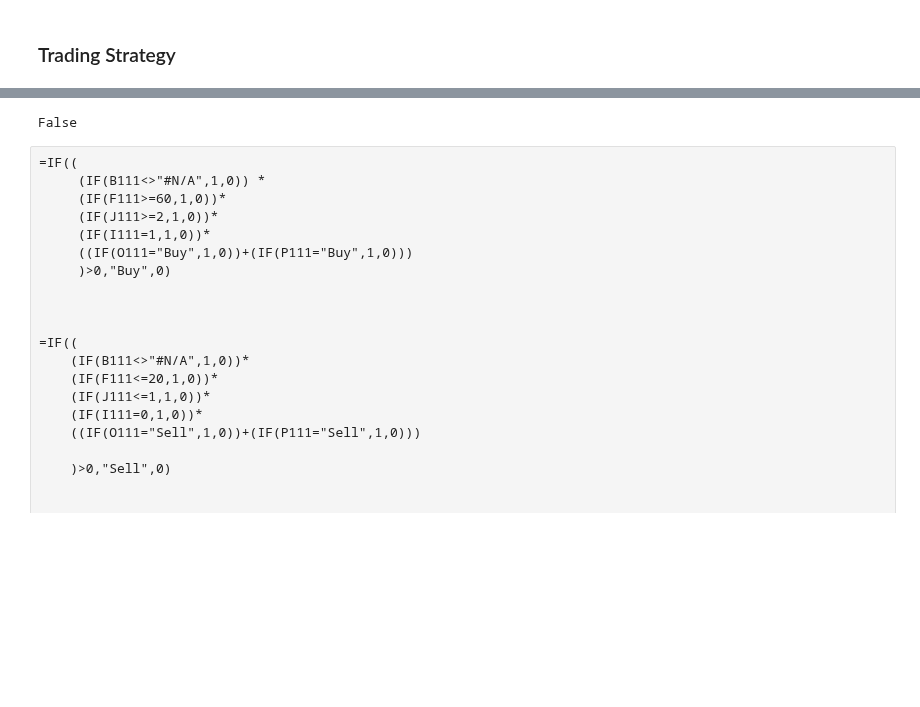
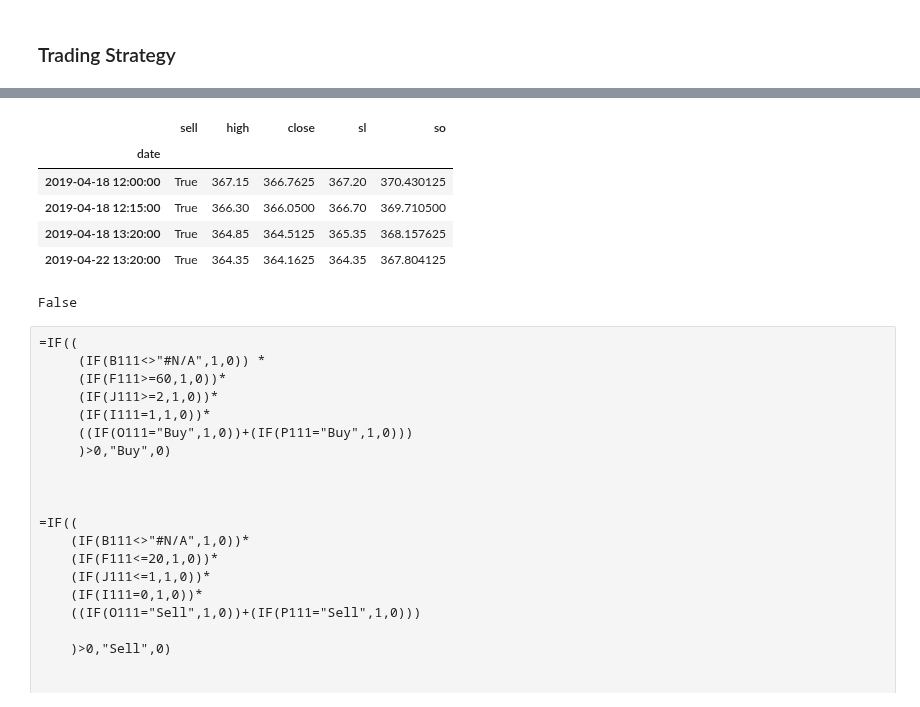
Before and after one commit to suhansaha/freedom, a Jupyter notebook: KiteLiveTradeBot.ipynb, the cells around one changed output, grey strips where cells are left out. Drawn from its saved outputs; the diff is of its cells as text; code cells hidden in the pictures; blank space fills up the shorter version.

```diff
--- a/KiteLiveTradeBot.ipynb
+++ b/KiteLiveTradeBot.ipynb
@@ -152,0 +323,7 @@ portfolioToken = portfolio[0].apply(EQTOKEN).tolist()
+# %%
+for symbol in portfolio:
+    print(symbol)
+    temp_data = getData(symbol,dt.datetime(2019,4,18,9,0),dt.datetime.now(),freq="5minute")
+    a = algoTrade(temp_data)
+    #buy, sell = a.tradeDecision()
+    plot_set2(temp_data, symbol, pd.DataFrame(), pd.DataFrame())
@@ -285,0 +489,9 @@ if True:
+# %%
+sell
+# %% [output]
+|  | sell | high | close | sl | so |
+| date |  |  |  |  |  |
+| 2019-04-18 12:00:00 | True | 367.15 | 366.7625 | 367.20 | 370.430125 |
+| 2019-04-18 12:15:00 | True | 366.30 | 366.0500 | 366.70 | 369.710500 |
+| 2019-04-18 13:20:00 | True | 364.85 | 364.5125 | 365.35 | 368.157625 |
+| 2019-04-22 13:20:00 | True | 364.35 | 364.1625 | 364.35 | 367.804125 |
```
Also changed, not shown: parts of 15 cells of this notebook, 3 other files.
